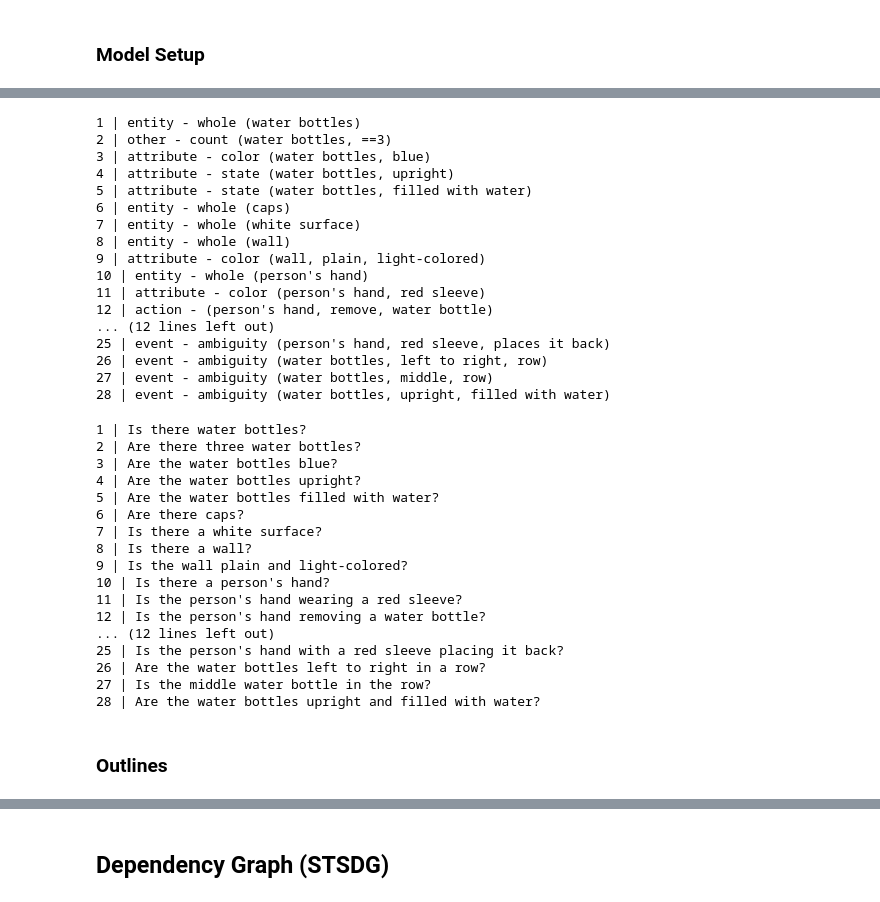
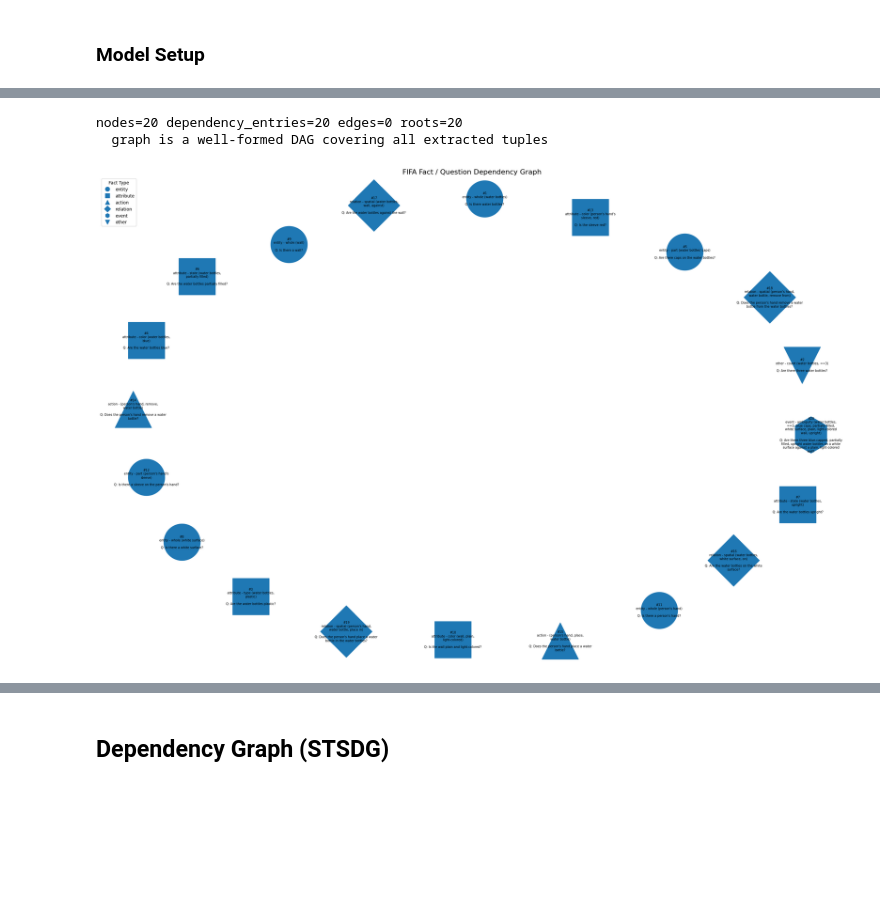
Before and after one commit to aedenj/faithful-cuts, a Jupyter notebook: CSED504_Faithful_Cuts.ipynb, the cells around one changed output, grey strips where cells are left out. Cells and saved outputs as stored; diff of their text form; code cells hidden in the pictures; blank space fills up the shorter version.

```diff
--- a/CSED504_Faithful_Cuts.ipynb
+++ b/CSED504_Faithful_Cuts.ipynb
@@ -337,43 +634,31 @@ tuple_outputs, question_outputs, dependency_outputs = fifa.generate_dsg(
     N_parallel_workers=1,
     verbose=False,
 )
-# %%
-print(tuple_outputs["scene_001"]["output"])
-# %% [output]
-1 | entity - whole (water bottles)
-2 | other - count (water bottles, ==3)
-3 | attribute - color (water bottles, blue)
-4 | attribute - state (water bottles, upright)
-5 | attribute - state (water bottles, filled with water)
-6 | entity - whole (caps)
-7 | entity - whole (white surface)
-8 | entity - whole (wall)
-9 | attribute - color (wall, plain, light-colored)
-10 | entity - whole (person's hand)
-11 | attribute - color (person's hand, red sleeve)
-12 | action - (person's hand, remove, water bottle)
-... (12 lines left out)
-25 | event - ambiguity (person's hand, red sleeve, places it back)
-26 | event - ambiguity (water bottles, left to right, row)
-27 | event - ambiguity (water bottles, middle, row)
-28 | event - ambiguity (water bottles, upright, filled with water)
-# %%
-print(question_outputs["scene_001"]["output"])
-# %% [output]
-1 | Is there water bottles?
-2 | Are there three water bottles?
-3 | Are the water bottles blue?
-4 | Are the water bottles upright?
-5 | Are the water bottles filled with water?
-6 | Are there caps?
-7 | Is there a white surface?
-8 | Is there a wall?
-9 | Is the wall plain and light-colored?
-10 | Is there a person's hand?
-11 | Is the person's hand wearing a red sleeve?
-12 | Is the person's hand removing a water bottle?
-... (12 lines left out)
-25 | Is the person's hand with a red sleeve placing it back?
-26 | Are the water bottles left to right in a row?
-27 | Is the middle water bottle in the row?
-28 | Are the water bottles upright and filled with water?
+# %%
+raw_tuples = tuple_outputs["scene_001"]["output"]
+raw_questions = question_outputs["scene_001"]["output"]
+raw_dependencies = dependency_outputs["scene_001"]["output"]
+
+
+# 1. Parse rich tuple structure
+facts, dropped_tuples = parse_tuples(raw_tuples)
+
+# 2. Parse questions
+questions, dropped_questions = parse_questions(raw_questions)
+
+# 3. Restrict dependencies to actual extracted fact IDs
+valid_ids = {fact["id"] for fact in facts}
+
+dependencies, dropped_dependencies, invalid_parents = parse_dependencies(
+    raw_dependencies,
+    valid_ids,
+)
+
+# 4. Validate the resulting dependency graph
+report = validate_dsg(
+    facts,
+    dependencies,
+)
+# %% [output]
+nodes=20 dependency_entries=20 edges=0 roots=20
+  graph is a well-formed DAG covering all extracted tuples
@@ -380,5 +859,13 @@ print(question_outputs["scene_001"]["output"])
+# %%
+G = build_fifa_graph(
+    facts,
+    questions,
+    dependencies,
+)
+# %%
+draw_fifa_graph(G)
+# %% [output]
+[figure, added]
 # %%
 extractor_llm.delete_model()
 del extractor_llm
-# %% [markdown]
-### Outlines
```
Also changed, not shown: parts of 12 cells of this notebook.
